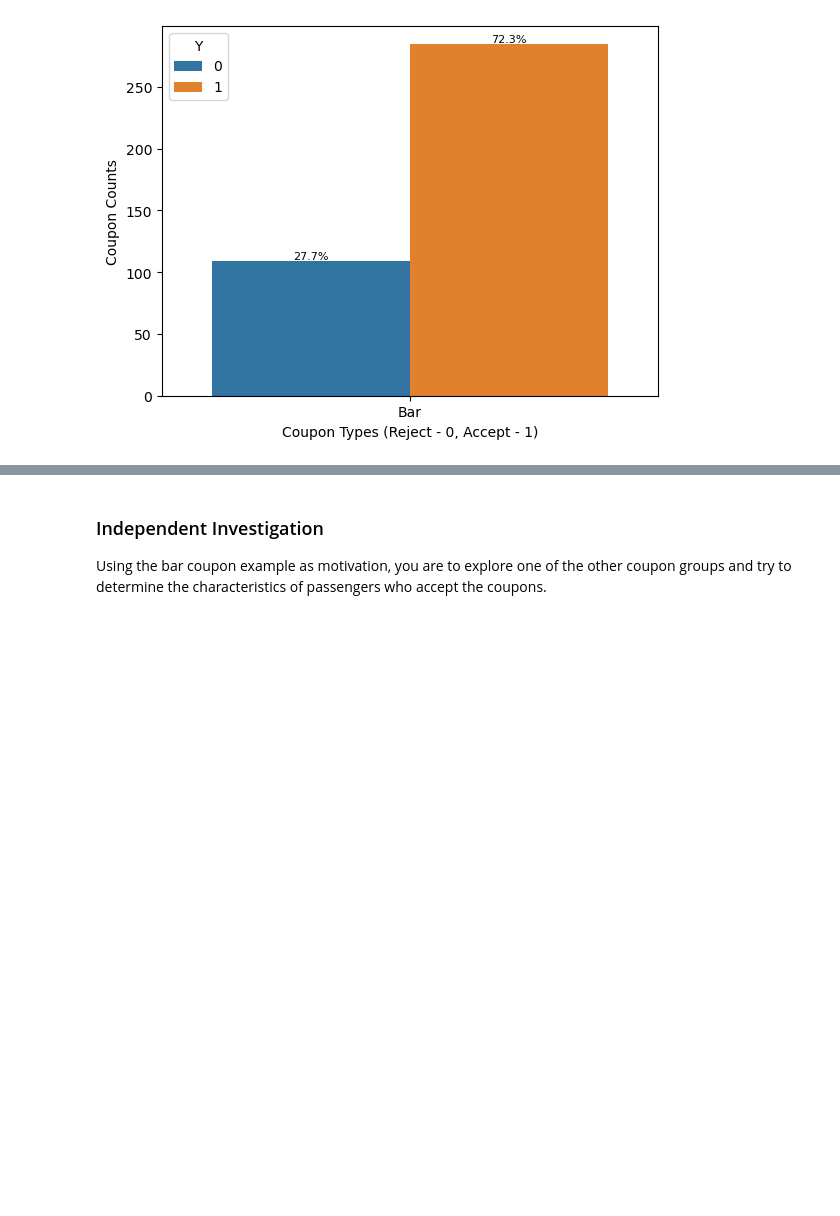
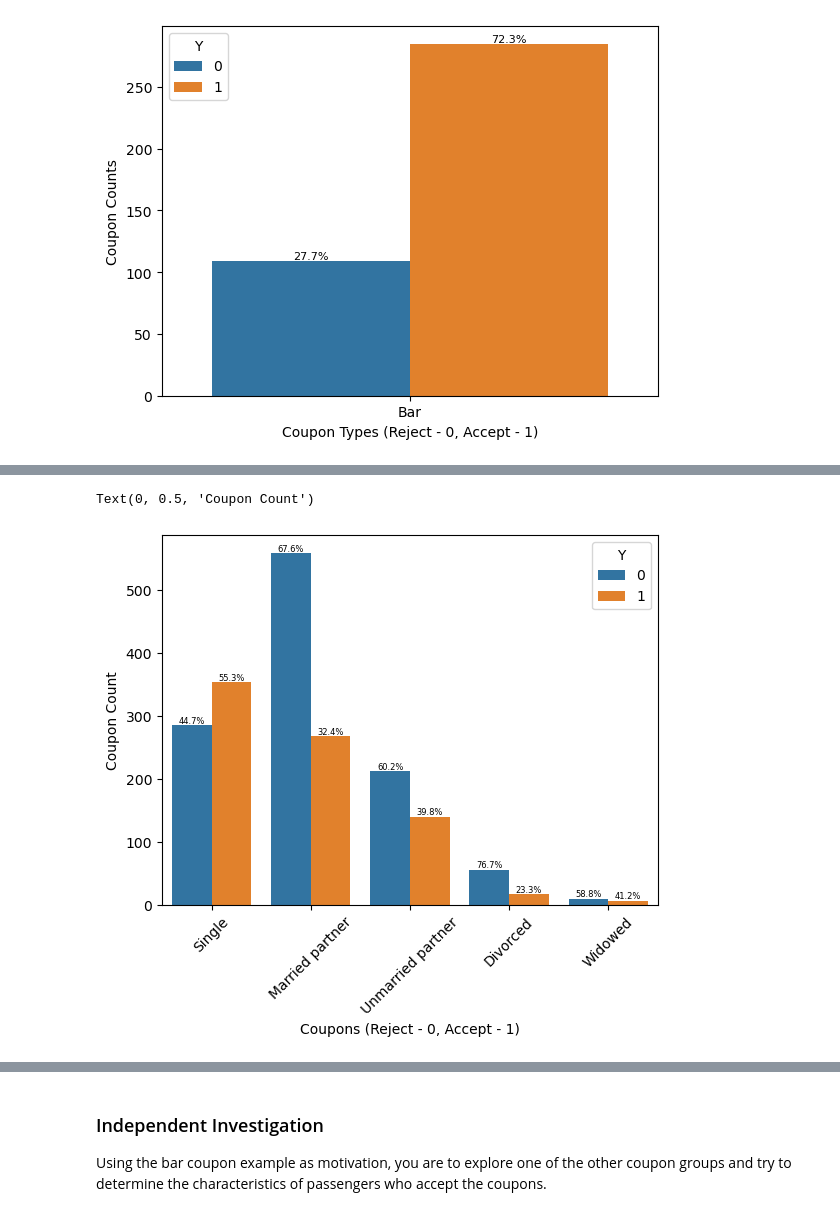
Before and after one commit to kudiges01/couponanalysis, a Jupyter notebook: prompt.ipynb, the cells around one changed output, grey strips where cells are left out. Cells and saved outputs as stored; diff of their text form; code cells hidden in the pictures; blank space fills up the shorter version.

```diff
--- a/prompt.ipynb
+++ b/prompt.ipynb
@@ -488,0 +509,9 @@ Recommend targetting coupons to the drivers who match the criteria listed above
+# %%
+ax = sns.countplot(data = data_bar_coupons, x = "maritalStatus", hue='Y')
+percentage(ax,6)
+plt.xticks(rotation=45)
+ax.set_xlabel("Coupons (Reject - 0, Accept - 1)")
+ax.set_ylabel("Coupon Count")
+# %% [output]
+Text(0, 0.5, 'Coupon Count')
+[figure, added]
```
Also changed, not shown: parts of 7 cells of this notebook.
